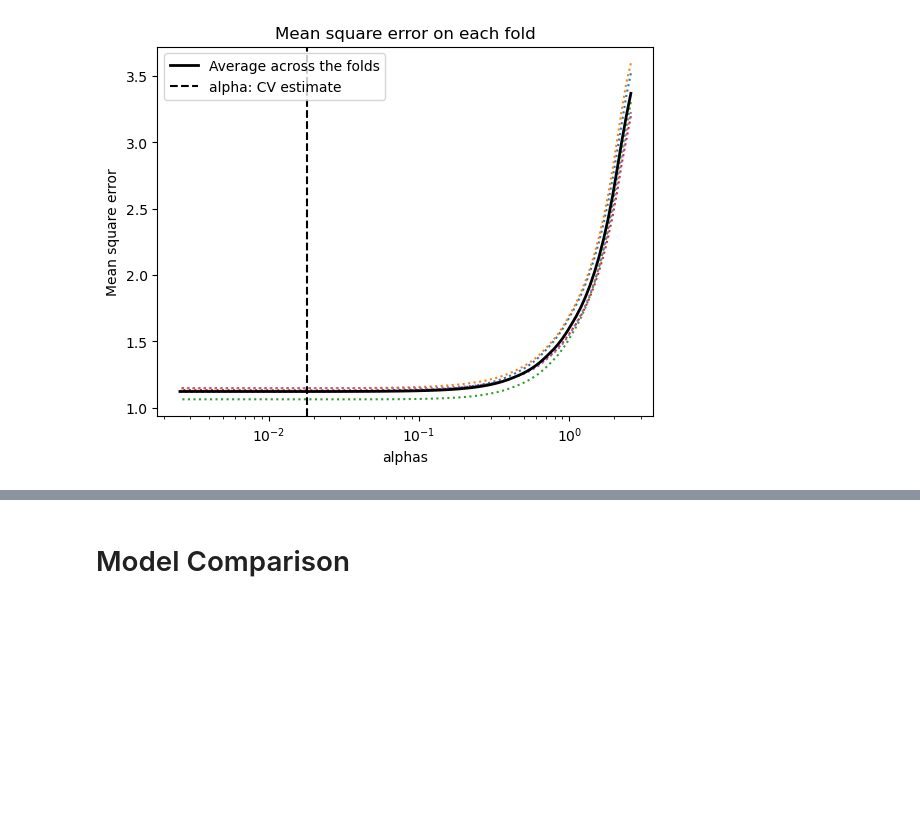
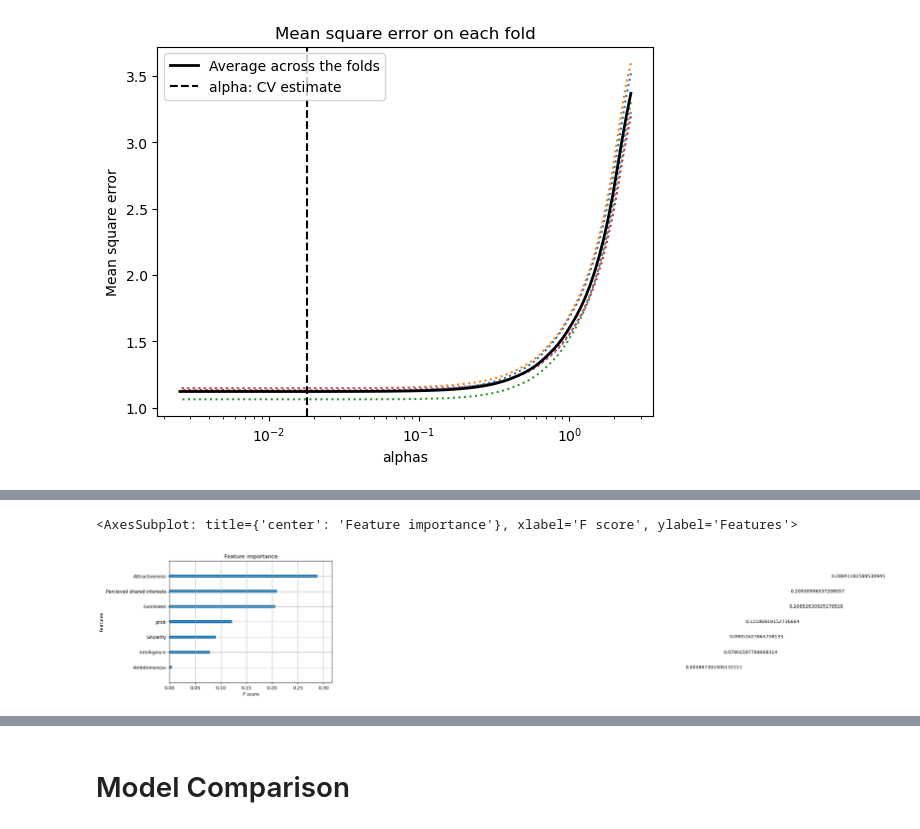
Before and after one commit to SvenWeiss-HDM/Projektgruppe_A, a Jupyter notebook: notebooks/draft-analysis_r.ipynb, the cells around one changed output, grey strips where cells are left out. Cells and saved outputs as stored; diff of their text form; code cells hidden in the pictures; blank space fills up the shorter version.

```diff
--- a/notebooks/draft-analysis_r.ipynb
+++ b/notebooks/draft-analysis_r.ipynb
@@ -541,0 +542,2 @@ plt.axis("tight")
+# %%
+regxg= xg.XGBRegressor(eval_metric='rmsle',booster='gblinear')
@@ -541,0 +641,5 @@ plt.axis("tight")
+# %%
+xg.plot_importance(regxg)
+# %% [output]
+<AxesSubplot: title={'center': 'Feature importance'}, xlabel='F score', ylabel='Features'>
+[figure, added]
```
Also changed, not shown: parts of 22 cells of this notebook.
